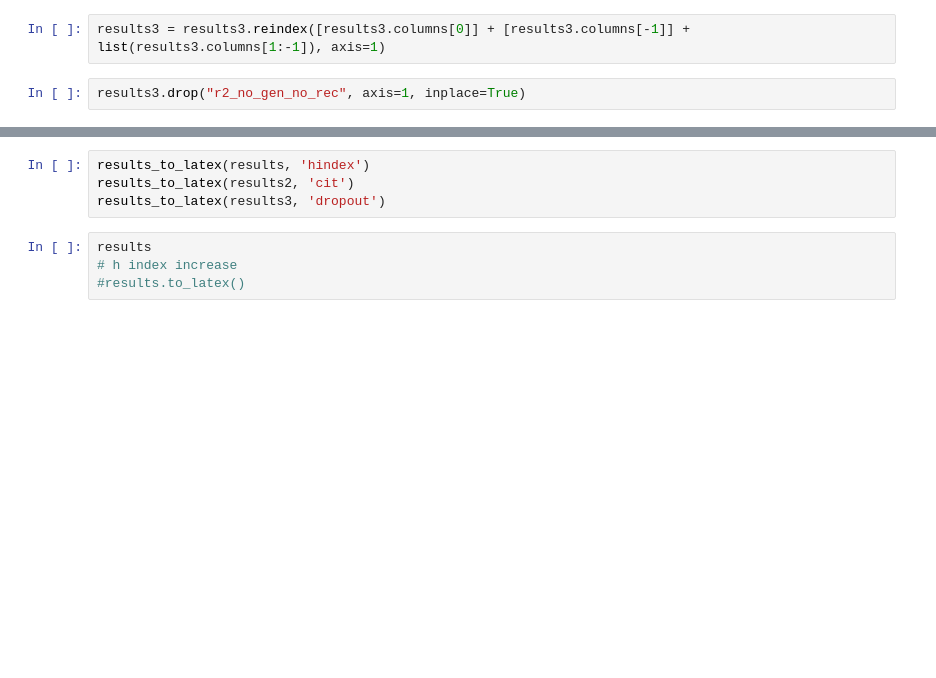
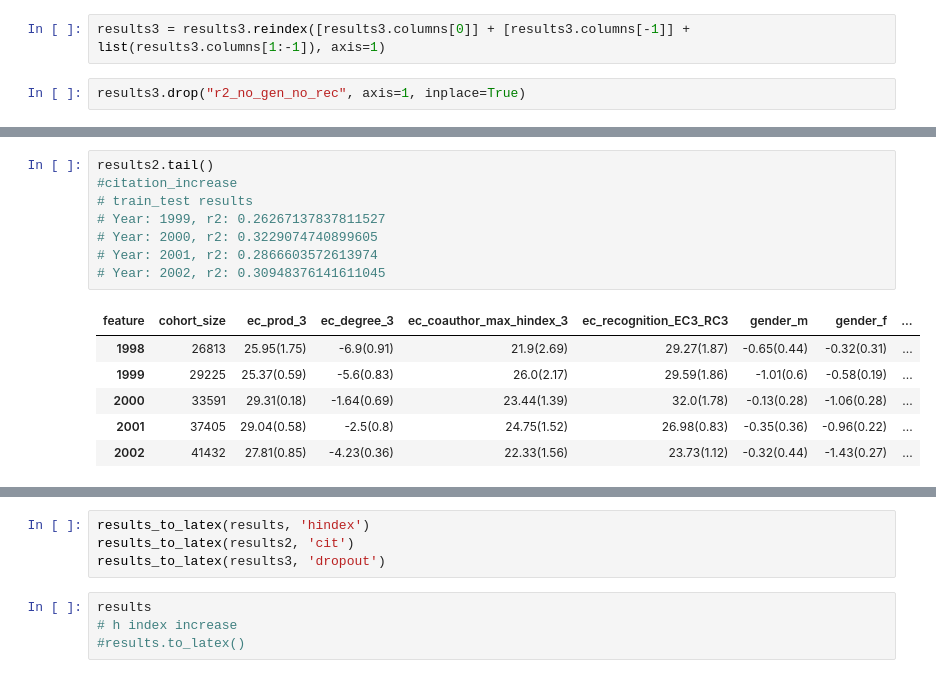
Before and after one commit to gesiscss/inequality, a Jupyter notebook: 3. Correlations and Linear.ipynb, the cells around one changed output, grey strips where cells are left out. Cells and saved outputs as stored; diff of their text form; blank space fills up the shorter version.

```diff
--- a/3. Correlations and Linear.ipynb
+++ b/3. Correlations and Linear.ipynb
@@ -493,0 +483,15 @@ results3.head()
+# %%
+results2.tail()
+#citation_increase
+# train_test results
+# Year: 1999, r2: 0.26267137837811527
+# Year: 2000, r2: 0.3229074740899605
+# Year: 2001, r2: 0.2866603572613974
+# Year: 2002, r2: 0.30948376141611045
+# %% [output]
+| feature | cohort_size | ec_prod_3 | ec_degree_3 | ec_coauthor_max_hindex_3 | ec_recognition_EC3_RC3 | gender_m | gender_f | ... |
+| 1998 | 26813 | 25.95(1.75) | -6.9(0.91) | 21.9(2.69) | 29.27(1.87) | -0.65(0.44) | -0.32(0.31) | ... |
+| 1999 | 29225 | 25.37(0.59) | -5.6(0.83) | 26.0(2.17) | 29.59(1.86) | -1.01(0.6) | -0.58(0.19) | ... |
+| 2000 | 33591 | 29.31(0.18) | -1.64(0.69) | 23.44(1.39) | 32.0(1.78) | -0.13(0.28) | -1.06(0.28) | ... |
+| 2001 | 37405 | 29.04(0.58) | -2.5(0.8) | 24.75(1.52) | 26.98(0.83) | -0.35(0.36) | -0.96(0.22) | ... |
+| 2002 | 41432 | 27.81(0.85) | -4.23(0.36) | 22.33(1.56) | 23.73(1.12) | -0.32(0.44) | -1.43(0.27) | ... |
```
Also changed, not shown: parts of 10 cells of this notebook, 1 other file.
